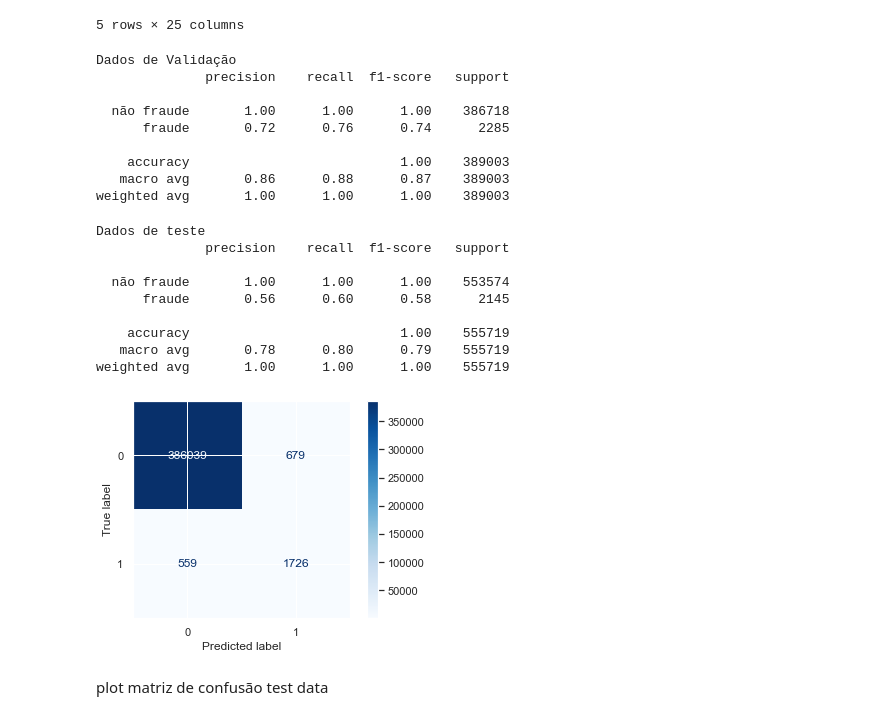
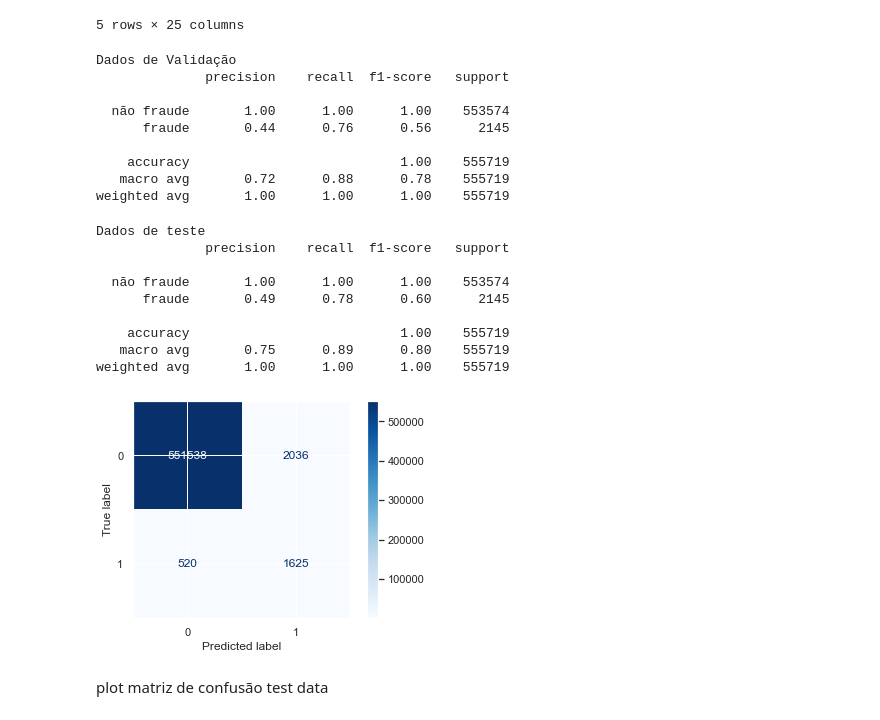
Before and after one commit to DuplamenteH/machine-learning-projects, a Jupyter notebook: Credit_card_fraud_project/notebook/model.ipynb, the cells around one changed output. Saved outputs shown, nothing was run; the diff lists cells and outputs as text; code cells hidden in the pictures.

Commit message:
atualizando o modelo parte2

```diff
--- a/Credit_card_fraud_project/notebook/model.ipynb
+++ b/Credit_card_fraud_project/notebook/model.ipynb
@@ -537,7 +550,7 @@ model_train
 # %%
 model = model_train[2]
 # %%
-model = fit_models([xgbclf],X_res_train,y_res_train)
+# model = fit_models([xgbclf],X_res_train,y_res_train)
 # %% [output]
 [INFO]: Iniciando o treinamento dos modelos
 [INFO]: Shape do treinamento X : (1804902, 4)
@@ -547,7 +560,7 @@ model = fit_models([xgbclf],X_res_train,y_res_train)
 [INFO]:Treinamento do modelo conlcuido
 --------------------------------------------------
 # %%
-model = model[0]
+# model = model[0]
 # %%
 model
 # %% [output]
@@ -846 +885,4 @@ pred_test = model_final.predict(x_test)
+# %%
+pred_test_model = model.predict(x_test)
+pred_val_model = model.predict(x_val)
 # %%
@@ -943,39 +1001,39 @@ test.head()
 target_names = ["não fraude", "fraude"]
 # %%
 print("Dados de Validação")
-print(classification_report(y_val, pred_val, target_names=target_names))
+print(classification_report(y_test_true, pred_test_model, target_names=target_names))
 # %% [output]
 Dados de Validação
               precision    recall  f1-score   support
 
-  não fraude       1.00      1.00      1.00    386718
-      fraude       0.72      0.76      0.74      2285
+  não fraude       1.00      1.00      1.00    553574
+      fraude       0.44      0.76      0.56      2145
 
-    accuracy                           1.00    389003
-   macro avg       0.86      0.88      0.87    389003
-weighted avg       1.00      1.00      1.00    389003
+    accuracy                           1.00    555719
+   macro avg       0.72      0.88      0.78    555719
+weighted avg       1.00      1.00      1.00    555719
 # %%
 print("Dados de teste")
-print(classification_report(y_test_true, pred_test, target_names=target_names))
+print(classification_report(y_test_true, pred_test_final, target_names=target_names))
 # %% [output]
 Dados de teste
               precision    recall  f1-score   support
 
   não fraude       1.00      1.00      1.00    553574
-      fraude       0.56      0.60      0.58      2145
+      fraude       0.49      0.78      0.60      2145
 
     accuracy                           1.00    555719
-   macro avg       0.78      0.80      0.79    555719
+   macro avg       0.75      0.89      0.80    555719
 weighted avg       1.00      1.00      1.00    555719
 # %%
 from sklearn.metrics import confusion_matrix, ConfusionMatrixDisplay
 # %%
-cm = confusion_matrix(y_val, pred_val, labels=model.classes_)
+cm = confusion_matrix(y_test_true, pred_test_model, labels=model.classes_)
 disp = ConfusionMatrixDisplay(confusion_matrix=cm)
-disp.from_predictions(y_val, pred_val,display_labels=model.classes_, cmap="Blues")
+disp.from_predictions(y_test_true, pred_test_model,display_labels=model.classes_, cmap="Blues")
 plt.show()
 # %% [output]
-[figure, old version]
+[figure, new version]
 # %% [markdown]
 plot matriz de confusão test data
 # %%
```
Also changed, not shown: parts of 40 cells of this notebook.
